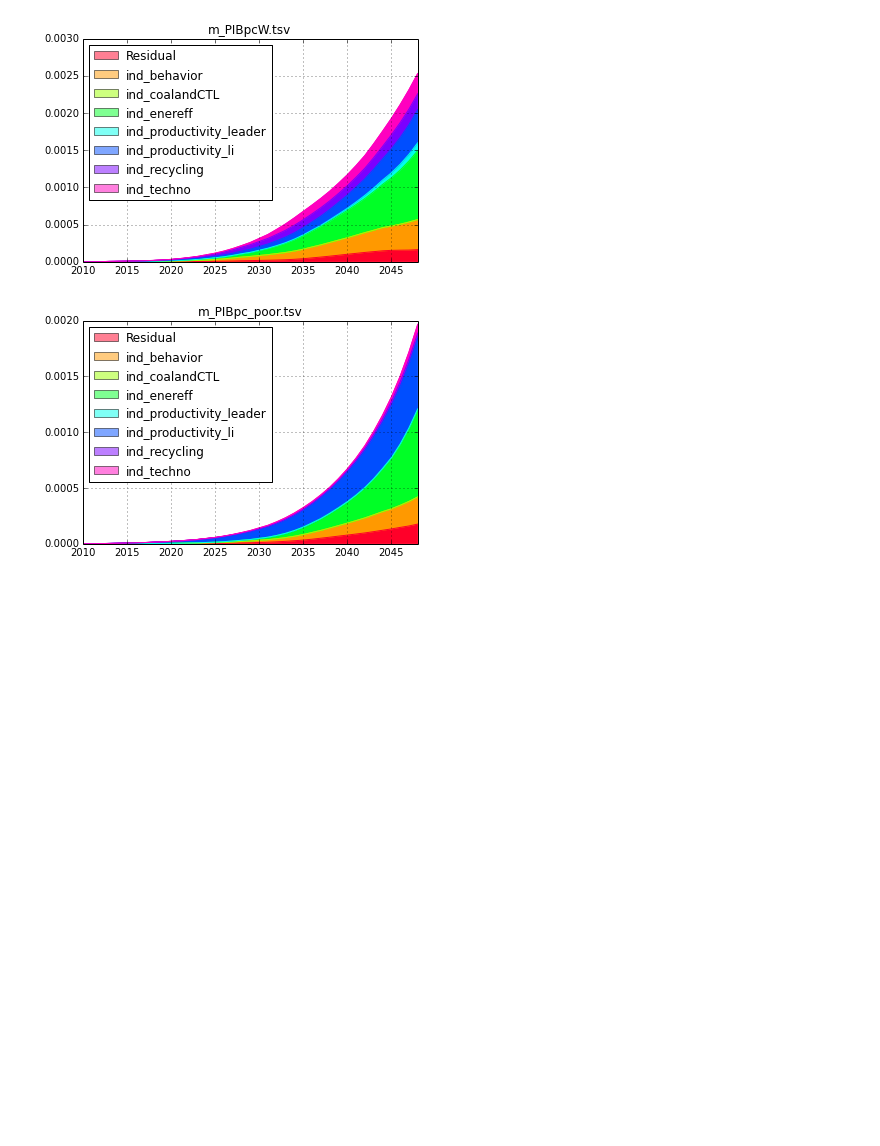
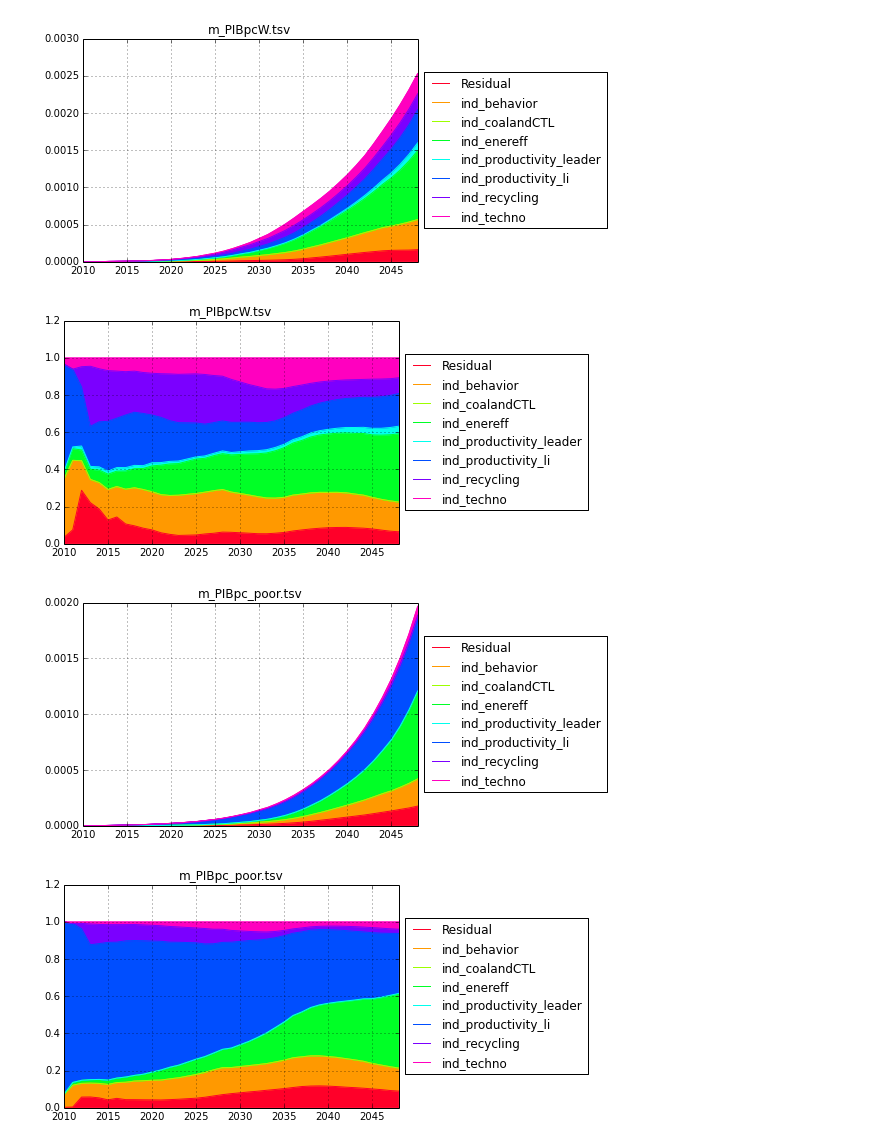
Before and after one commit to julierozenberg/prim, a Jupyter notebook: read_data.ipynb, the cells around one changed output. Drawn from its saved outputs; the diff is of its cells as text; code cells hidden in the pictures; blank space fills up the shorter version.

Commit message:
plot aussi les shares

```diff
--- a/read_data.ipynb
+++ b/read_data.ipynb
@@ -22,22 +22,32 @@ list_countries=glob.glob('m_PIBpc*.tsv')
 # %%
 for file in list_countries:
     pib=read_csv(file,sep='\t',index_col=False,header=None)
     pib.columns=["Y"+str(i) for i in range(2001,2102)]
     pib.index=scenarios.index
     out=DataFrame()
     outpc=DataFrame()
     for year in range(2010,2050):
         if (year==2024)|(year==2030)|(year==2049):
             continue
         formula="Y{} ~ ind_recycling+ind_productivity_leader+ind_productivity_li+ind_behavior+ind_enereff+ind_techno+ind_coalandCTL".format(year)
         selection2=selection&pib["Y"+str(year)]!=0
         olsmodel=ols(formula,data=concat([pib[selection2],scenarios[selection2]],axis=1)).fit()
         table=anova_lm(olsmodel)
         table['sum_sq_pc']=table['sum_sq']/table['sum_sq'].sum()
         out=out.append(table['sum_sq'],ignore_index=True)
         outpc=outpc.append(table['sum_sq_pc'],ignore_index=True)
     out.index=list(range(2010,2024))+list(range(2025,2030))+list(range(2031,2049))
-    out.plot(kind='area',colormap='gist_rainbow',title=file)
+    outpc.index=list(range(2010,2024))+list(range(2025,2030))+list(range(2031,2049))
+    f1 = plt.figure()
+    plt.title(file, color='black')
+    out.plot(kind='area',colormap='gist_rainbow',ax=f1.gca())
+    plt.legend(loc='center left', bbox_to_anchor=(1.0, 0.5))
+    f2 = plt.figure()
+    plt.title(file, color='black')
+    outpc.plot(kind='area',colormap='gist_rainbow',ax=f2.gca())
+    plt.legend(loc='center left', bbox_to_anchor=(1.0, 0.5))
 # %% [output]
-[figure, old version]
+[figure, new version]
-[figure, old version]
+[figure, new version]
+[figure, added]
+[figure, added]
```
